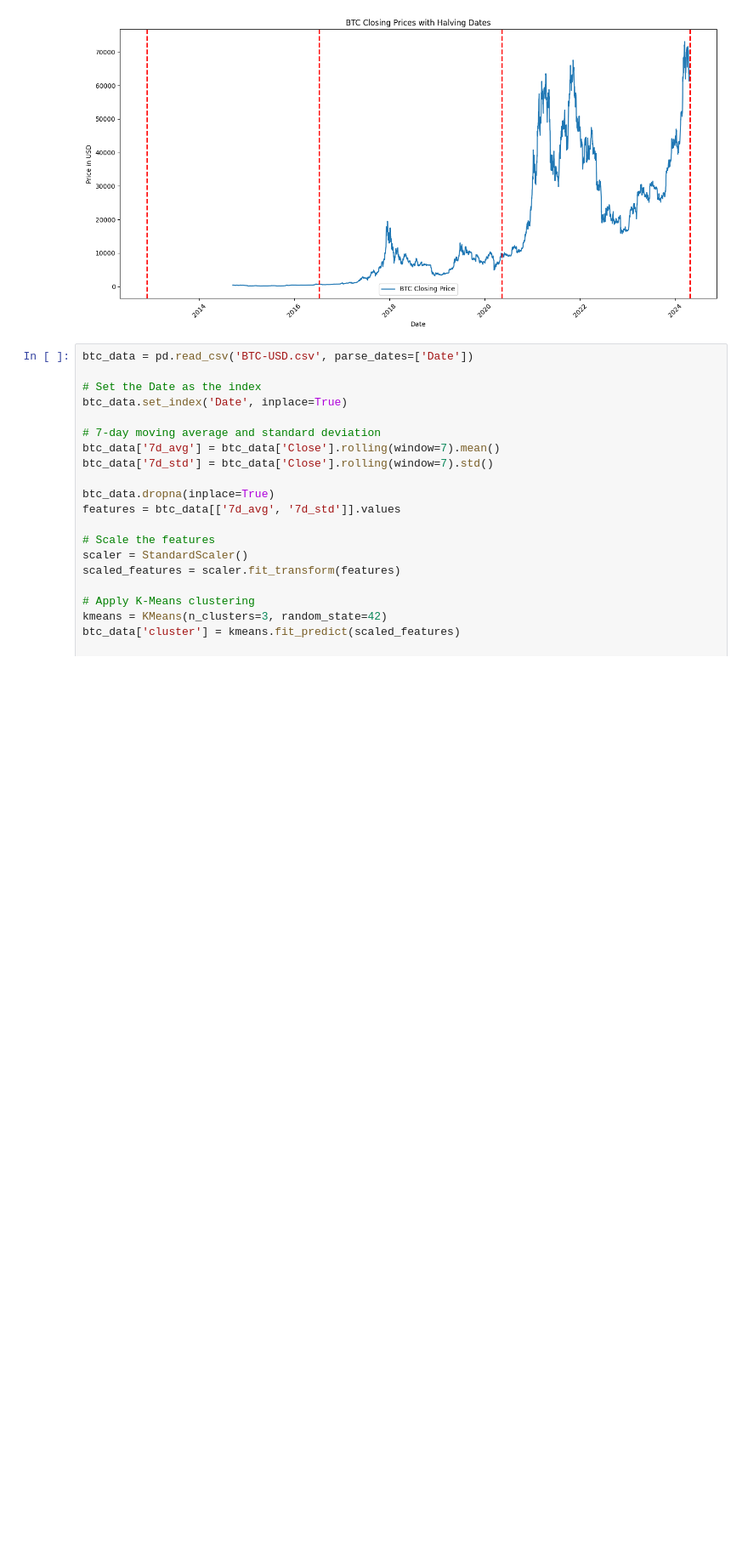
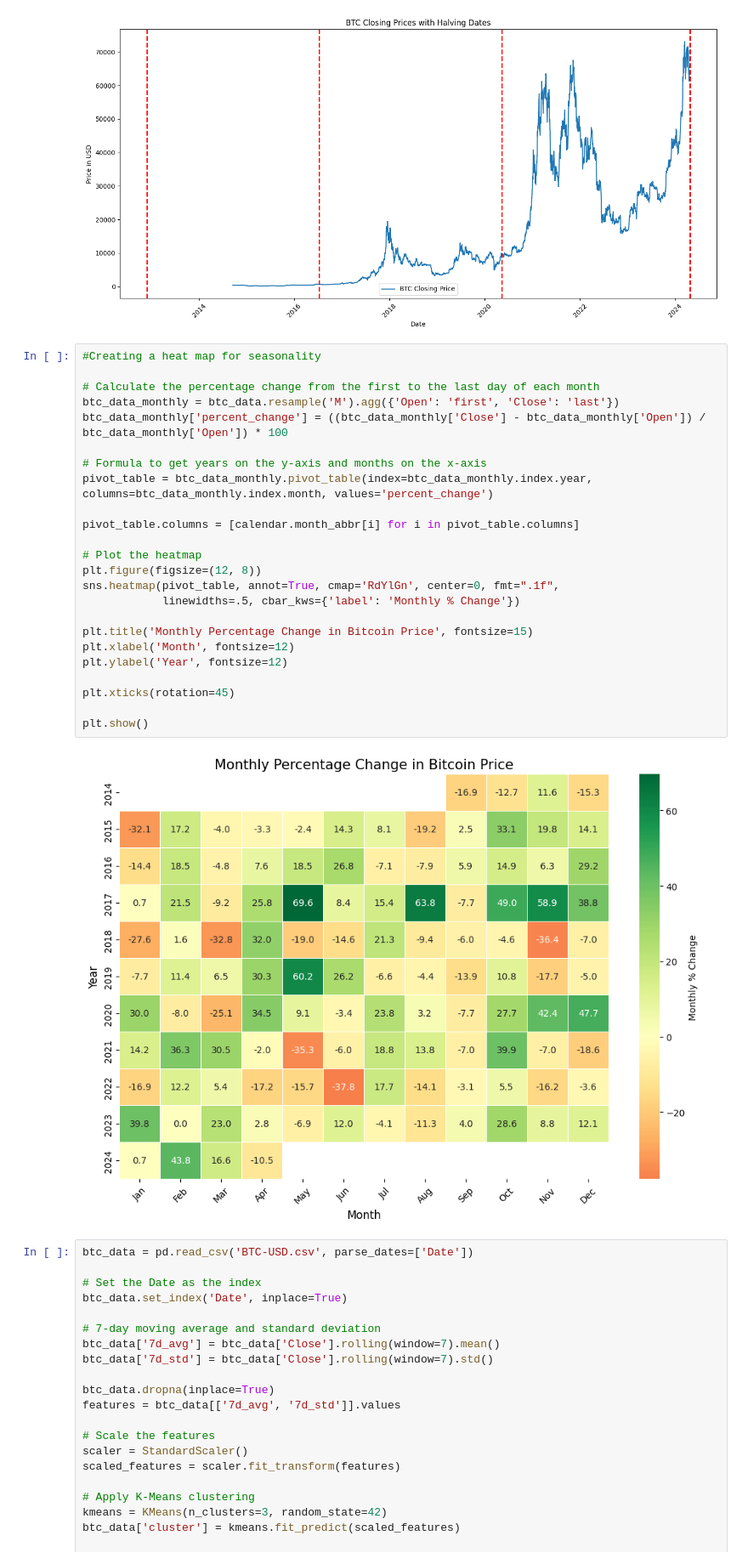
Before and after one commit to D88E/Machine-Learning-for-Business-CA1, a Jupyter notebook: StockMarket.ipynb, the cells around one changed output. Shown at 85% size. Cells and saved outputs as stored; diff of their text form; blank space fills up the shorter version.

```diff
--- a/StockMarket.ipynb
+++ b/StockMarket.ipynb
@@ -92,6 +93,32 @@ plt.legend()
 plt.show()
 # %% [output]
 [figure]
+# %%
+#Creating a heat map for seasonality
+
+# Calculate the percentage change from the first to the last day of each month
+btc_data_monthly = btc_data.resample('M').agg({'Open': 'first', 'Close': 'last'})
+btc_data_monthly['percent_change'] = ((btc_data_monthly['Close'] - btc_data_monthly['Open']) / btc_data_monthly['Open']) * 100
+
+# Formula to get years on the y-axis and months on the x-axis
+pivot_table = btc_data_monthly.pivot_table(index=btc_data_monthly.index.year, columns=btc_data_monthly.index.month, values='percent_change')
+
+pivot_table.columns = [calendar.month_abbr[i] for i in pivot_table.columns]
+
+# Plot the heatmap
+plt.figure(figsize=(12, 8))
+sns.heatmap(pivot_table, annot=True, cmap='RdYlGn', center=0, fmt=".1f",
+            linewidths=.5, cbar_kws={'label': 'Monthly % Change'})
+
+plt.title('Monthly Percentage Change in Bitcoin Price', fontsize=15)
+plt.xlabel('Month', fontsize=12)
+plt.ylabel('Year', fontsize=12)
+
+plt.xticks(rotation=45)
+
+plt.show()
+# %% [output]
+[figure, added]
 # %%
 btc_data = pd.read_csv('BTC-USD.csv', parse_dates=['Date'])
 
```
Also changed, not shown: parts of 1 cell of this notebook.
